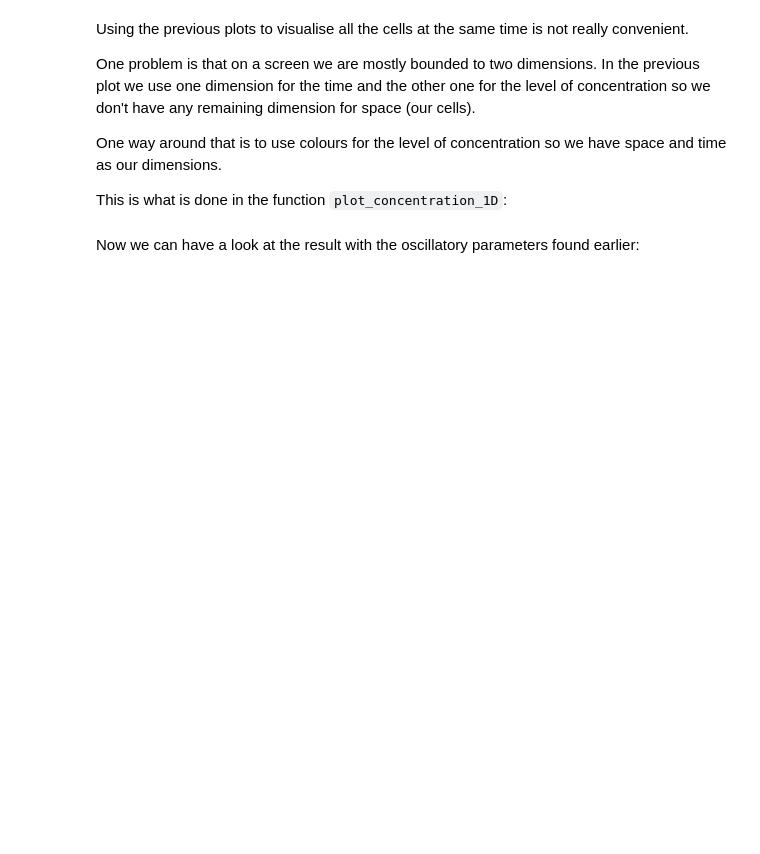
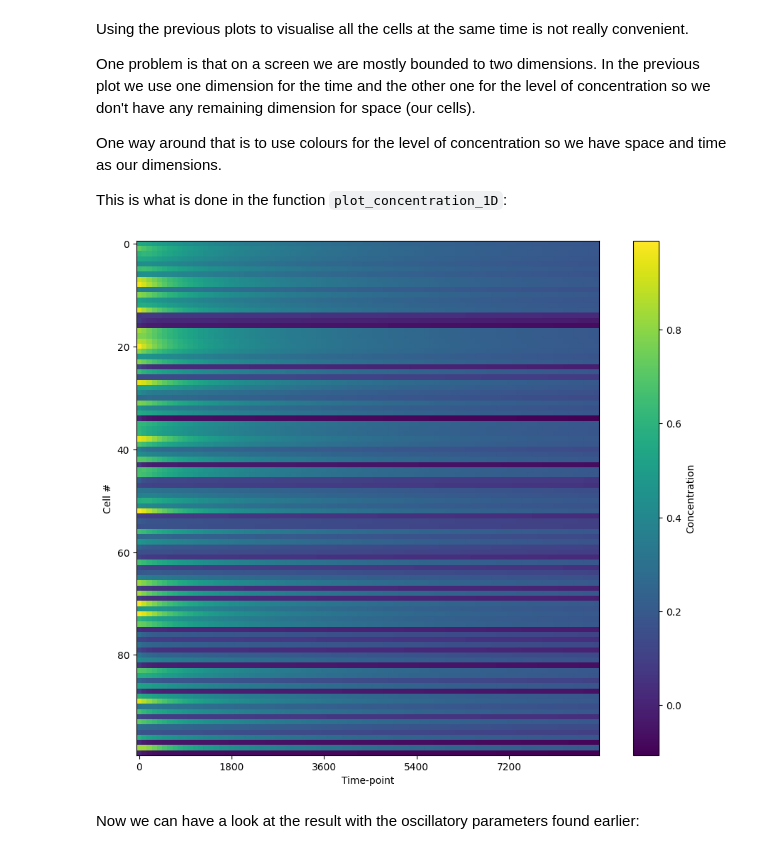
Before and after one commit to GuignardLab/CenTuri-Course, a Jupyter notebook: 1-Introduction-to-Python/6-1-From-0D-to-1D.ipynb, the cells around one changed output. Drawn from its saved outputs; the diff is of its cells as text; code cells hidden in the pictures; blank space fills up the shorter version.

```diff
--- a/1-Introduction-to-Python/6-1-From-0D-to-1D.ipynb
+++ b/1-Introduction-to-Python/6-1-From-0D-to-1D.ipynb
@@ -263,9 +378,12 @@ np.random.seed(1)
 I[:, 0] = np.random.random(100)
 
 # Do it here
-# for i in range(n-1):
-for i in range(size):
-    A[i], I[i] = compute_AI(A[i, 0], I[i, 0], dt, k, tau, n)
+for c in range(size):
+    a = A[c, 0]
+    i = I[c, 0]
+    A_c, I_c = compute_AI(a, i, dt, k, tau, n)
+    A[c, :] = A_c
+    I[c, :] = I_c
 # %% [markdown]
 You can check your results by comparing the tables you obtained with the table you get with the function `answer_results`.
 
@@ -295,8 +418,10 @@ One way around that is to use colours for the level of concentration so we have
 
 This is what is done in the function `plot_concentration_1D`:
 # %%
-plot_concentration_1D(A_ans, I_ans, step=100)
-plot_concentration_1D(A_ans, step=300)
+# plot_concentration_1D(A, I, step=100)
+plot_concentration_1D(A, step=100)
+# %% [output]
+[figure, added]
 # %% [markdown]
 Now we can have a look at the result with the oscillatory parameters found earlier:
 # %%
```
Also changed, not shown: parts of 12 cells of this notebook, 10 other files.
